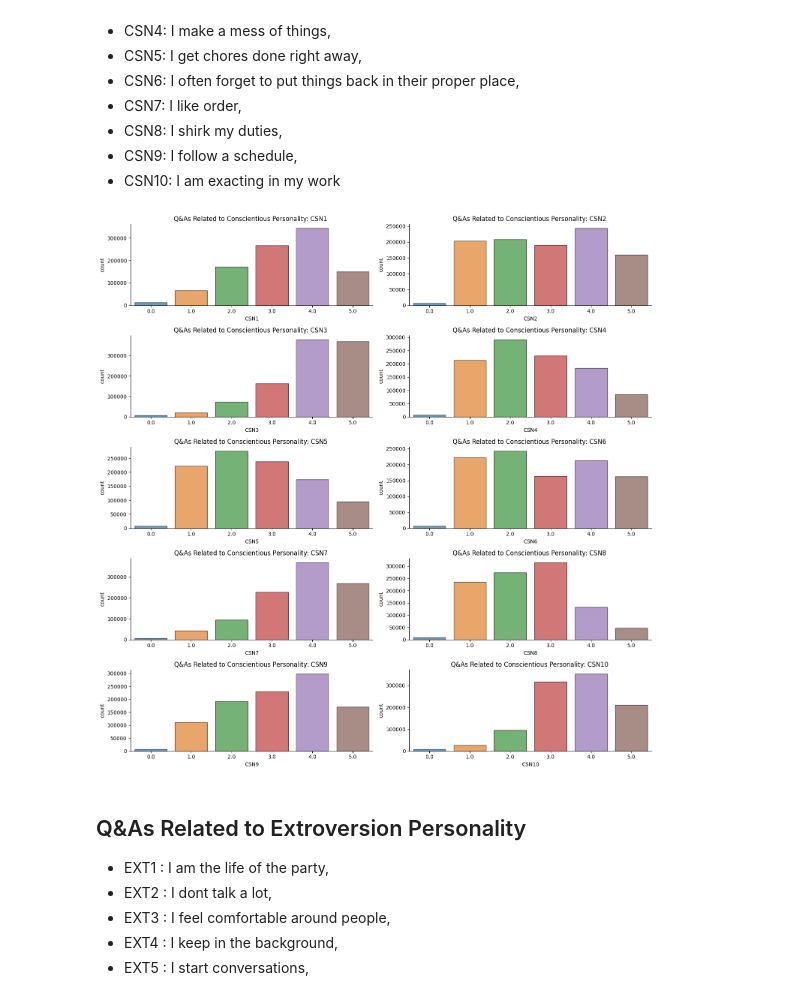
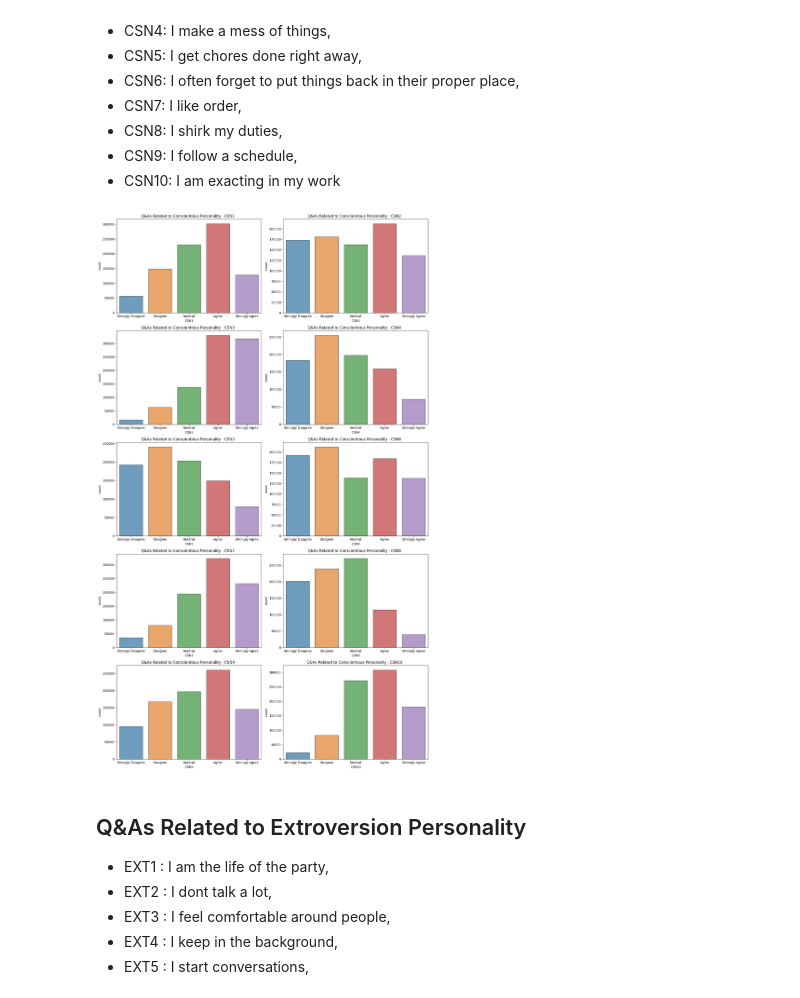
Before and after one commit to deynabaevax/ml-personality-tests, a Jupyter notebook: Personality_Tests.ipynb, the cells around one changed output. Drawn from its saved outputs; the diff is of its cells as text; code cells hidden in the pictures.

Commit message:
final plots for the different types

```diff
--- a/Personality_Tests.ipynb
+++ b/Personality_Tests.ipynb
@@ -100,6 +100,6 @@ import matplotlib.pyplot as plt
 import seaborn as sns
 import os
 # %%
-data_raw = pd.read_csv("data/data.csv", delimiter='\t')
+data_raw = pd.read_csv("data/big5_data.csv", delimiter='\t')
 data_raw.head()
 # %% [output]
@@ -260,3 +307,6 @@ Neuroticism is also sometimes called Emotional Stability. This dimension relates
+# %%
+# strings for the scores
+score = ["Strongly Disagree", "Disagree", "Neutral", "Agree", "Strongly Agree"]
 # %% [markdown]
 ## Q&As Related to Open Personality
 - OPN1: I have a rich vocabulary,
@@ -269,16 +319,3 @@ Neuroticism is also sometimes called Emotional Stability. This dimension relates
 - OPN8: I use difficult words,
 - OPN9: I spend time reflecting on things,
 - OPN10: I am full of ideas
-# %%
-#barplots showing the frequency of each category
-plt.figure(figsize=[15,15])
-fft=['OPN1','OPN2','OPN3','OPN4','OPN5','OPN6','OPN7','OPN8','OPN9','OPN10']
-n=1
-for f in fft:
-    plt.subplot(5,2,n)
-    sns.countplot(x=f,  edgecolor="black", alpha=0.7, data=data_raw)
-    sns.despine()
-    plt.title("Q&As Related to Open Personality : {}  ".format(f))
-    n=n+1
-plt.tight_layout()
-plt.show()
@@ -286,0 +322,13 @@ plt.show()
+# %%
+#barplots showing the frequency of each category
+plt.figure(figsize=[15,25])
+n=1
+for f in OPN:
+    plt.subplot(5,2,n)
+    ax = sns.countplot(x=f,  edgecolor="black", alpha=0.7, data=data_raw)
+    ax.set_xticklabels(labels=score)
+    # sns.despine()
+    plt.title("Q&As Related to Open Personality : {}  ".format(f))
+    n=n+1
+plt.tight_layout()
+plt.show()
@@ -298,19 +348,19 @@ plt.show()
 - CSN10: I am exacting in my work
 # %%
 #barplots showing the frequency of each category
-plt.figure(figsize=[15,15])
-fft=['CSN1','CSN2','CSN3','CSN4','CSN5','CSN6','CSN7','CSN8','CSN9','CSN10']
+plt.figure(figsize=[15,25])
 n=1
-for f in fft:
+for f in CSN:
     plt.subplot(5,2,n)
-    sns.countplot(x=f, edgecolor="black", alpha=0.7, data=data_raw)
-    sns.despine()
-    plt.title("Q&As Related to Conscientious Personality: {} ".format(f))
+    ax = sns.countplot(x=f,  edgecolor="black", alpha=0.7, data=data_raw)
+    ax.set_xticklabels(labels=score)
+    # sns.despine()
+    plt.title("Q&As Related to Conscientious Personality : {}  ".format(f))
     n=n+1
 plt.tight_layout()
 plt.show()
 # %% [output]
-[figure, old version]
+[figure, new version]
 # %% [markdown]
 ## Q&As Related to Extroversion Personality
 - EXT1 : I am the life of the party,
```
Also changed, not shown: parts of 19 cells of this notebook, 1 other file.
